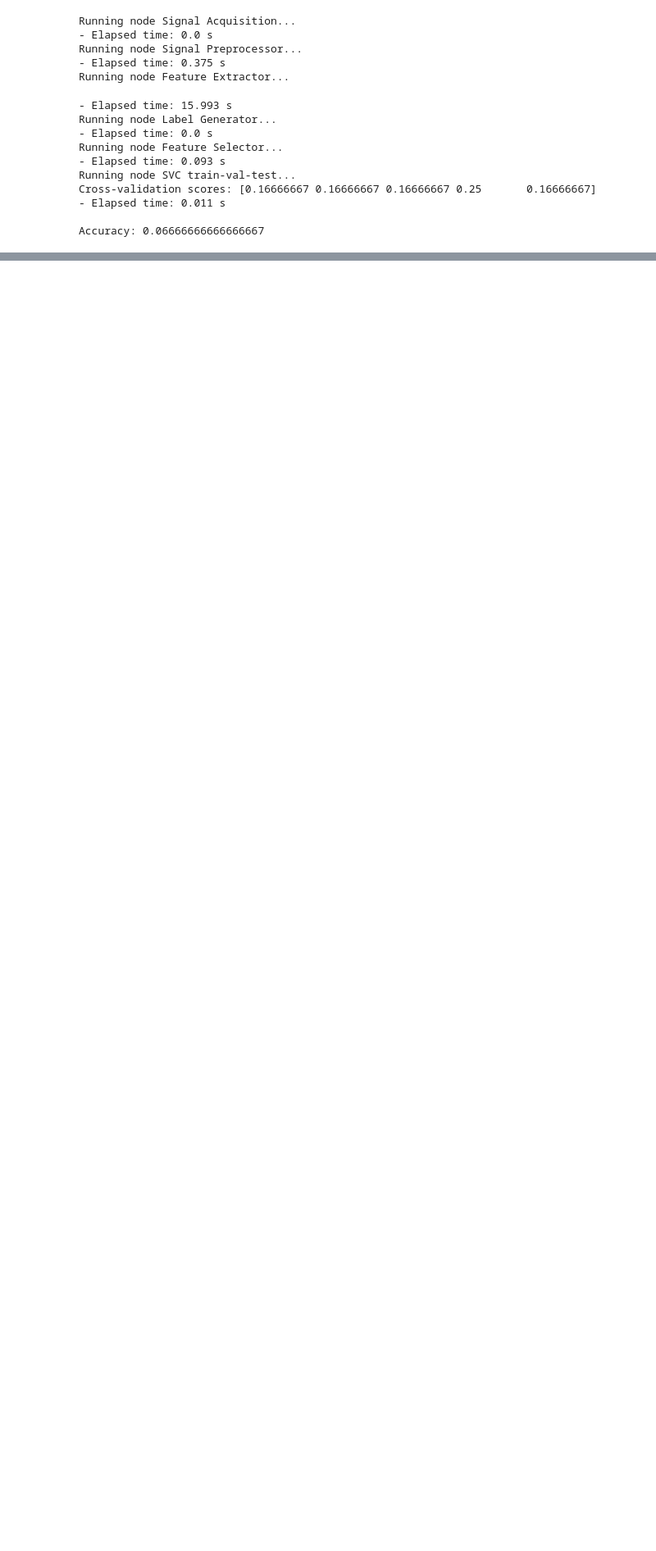
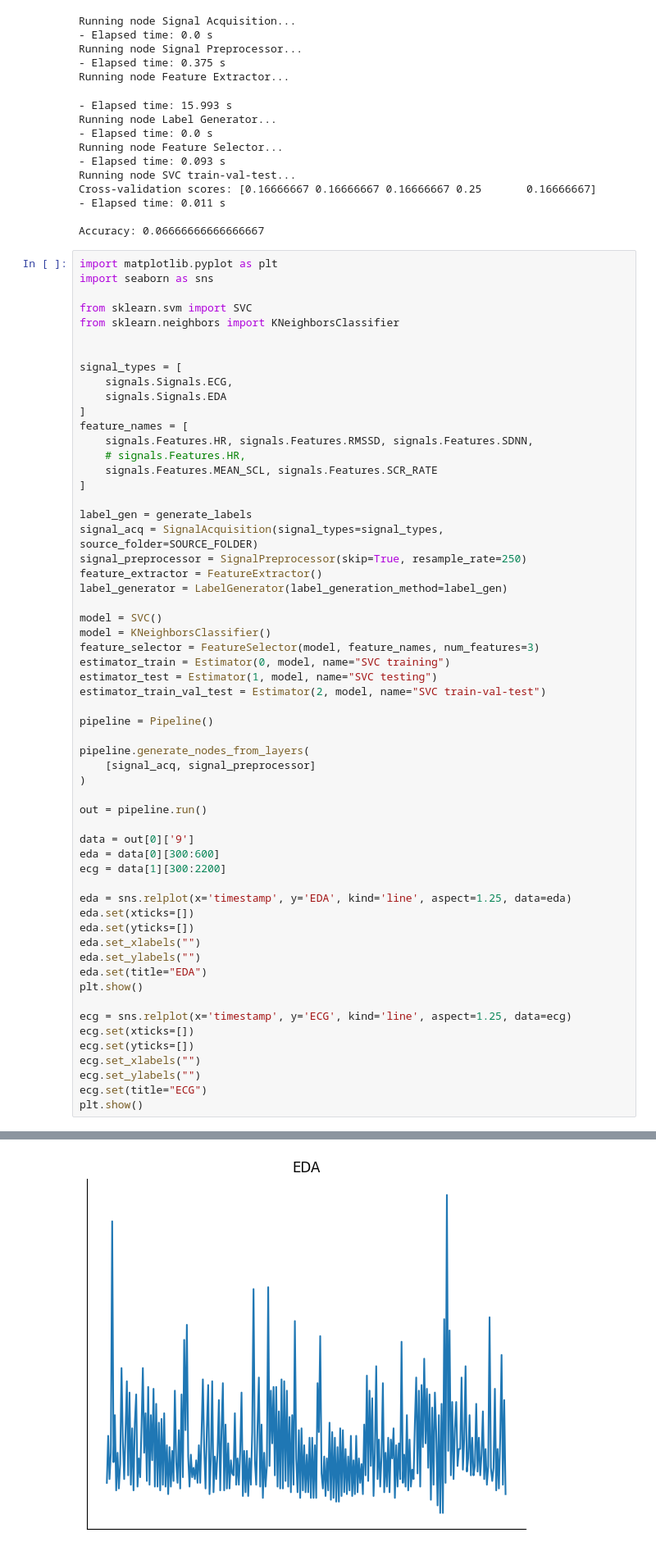
Before and after one commit to ANRGUSC/AffectEval, a Jupyter notebook: examples/wesad_pipeline.ipynb, the cells around one changed output, grey strips where cells are left out. Shown: that part at 82% size. Saved outputs shown, nothing was run; the diff lists cells and outputs as text; blank space fills up the shorter version.

```diff
--- a/examples/wesad_pipeline.ipynb
+++ b/examples/wesad_pipeline.ipynb
@@ -302,3 +369,62 @@ Cross-validation scores: [0.16666667 0.16666667 0.16666667 0.25       0.16666667
 - Elapsed time: 0.011 s
 
 Accuracy: 0.06666666666666667
+# %%
+import matplotlib.pyplot as plt
+import seaborn as sns
+
+from sklearn.svm import SVC
+from sklearn.neighbors import KNeighborsClassifier
+
+
+signal_types = [
+    signals.Signals.ECG,
+    signals.Signals.EDA
+]
+feature_names = [
+    signals.Features.HR, signals.Features.RMSSD, signals.Features.SDNN,
+    # signals.Features.HR,
+    signals.Features.MEAN_SCL, signals.Features.SCR_RATE
+]
+
+label_gen = generate_labels
+signal_acq = SignalAcquisition(signal_types=signal_types, source_folder=SOURCE_FOLDER)
+signal_preprocessor = SignalPreprocessor(skip=True, resample_rate=250)
+feature_extractor = FeatureExtractor()
+label_generator = LabelGenerator(label_generation_method=label_gen)
+
+model = SVC()
+model = KNeighborsClassifier()
+feature_selector = FeatureSelector(model, feature_names, num_features=3)
+estimator_train = Estimator(0, model, name="SVC training")
+estimator_test = Estimator(1, model, name="SVC testing")
+estimator_train_val_test = Estimator(2, model, name="SVC train-val-test")
+
+pipeline = Pipeline()
+
+pipeline.generate_nodes_from_layers(
+    [signal_acq, signal_preprocessor]
+)
+
+out = pipeline.run()
+
+data = out[0]['9']
+eda = data[0][300:600]
+ecg = data[1][300:2200]
+
+eda = sns.relplot(x='timestamp', y='EDA', kind='line', aspect=1.25, data=eda)
+eda.set(xticks=[])
+eda.set(yticks=[])
+eda.set_xlabels("")
+eda.set_ylabels("")
+eda.set(title="EDA")
+plt.show()
+
+ecg = sns.relplot(x='timestamp', y='ECG', kind='line', aspect=1.25, data=ecg)
+ecg.set(xticks=[])
+ecg.set(yticks=[])
+ecg.set_xlabels("")
+ecg.set_ylabels("")
+ecg.set(title="ECG")
+plt.show()
+# %% [output]
@@ -304,0 +435 @@ Accuracy: 0.06666666666666667
+[figure, added]
```
Also changed, not shown: parts of 3 cells of this notebook, 22 other files.
